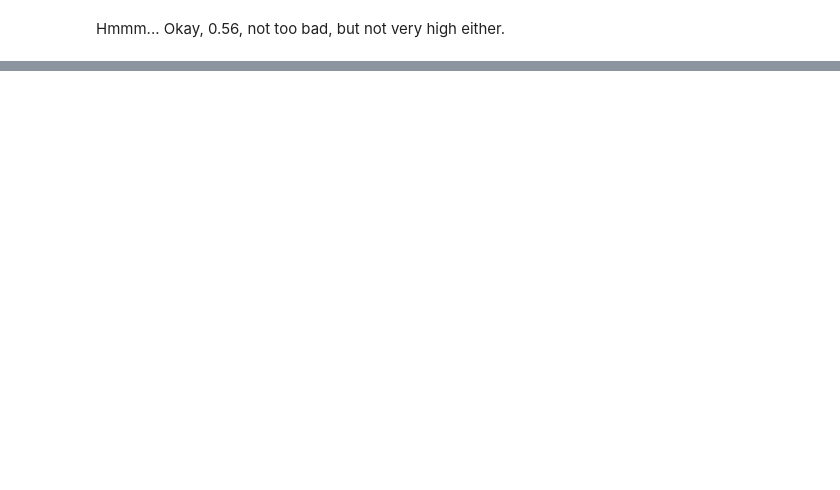
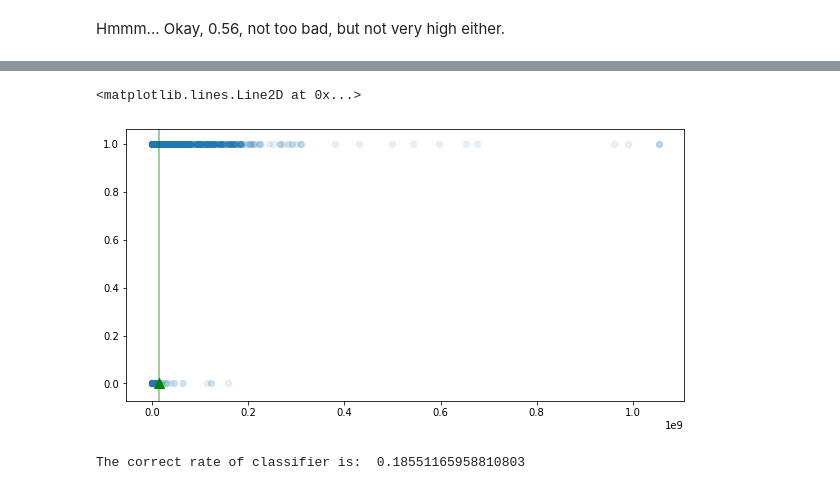
Before and after one commit to ChangyuYan/Paytype-Classifier, a Jupyter notebook: Analysis.ipynb, the cells around one changed output, grey strips where cells are left out. Saved outputs shown, nothing was run; the diff lists cells and outputs as text; code cells hidden in the pictures; blank space fills up the shorter version.

```diff
--- a/Analysis.ipynb
+++ b/Analysis.ipynb
@@ -161,0 +185,12 @@ Hmmm... Okay, 0.56, not too bad, but not very high either.
+# %%
+fig = plt.figure(figsize=(10, 5))
+plt.scatter(x = train.total_dollars, y = train.use_salaries, alpha = 0.1)
+plt.scatter(threshold, 0, marker = '^', c = "green", s = 100)
+plt.axvline(x = threshold, color = "green", alpha = 0.5)
+# %% [output]
+<matplotlib.lines.Line2D at 0x...>
+[figure, added]
+# %%
+testing(threshold, "use_salaries")
+# %% [output]
+The correct rate of classifier is:  0.18551165958810803
```
Also changed, not shown: parts of 11 cells of this notebook.
